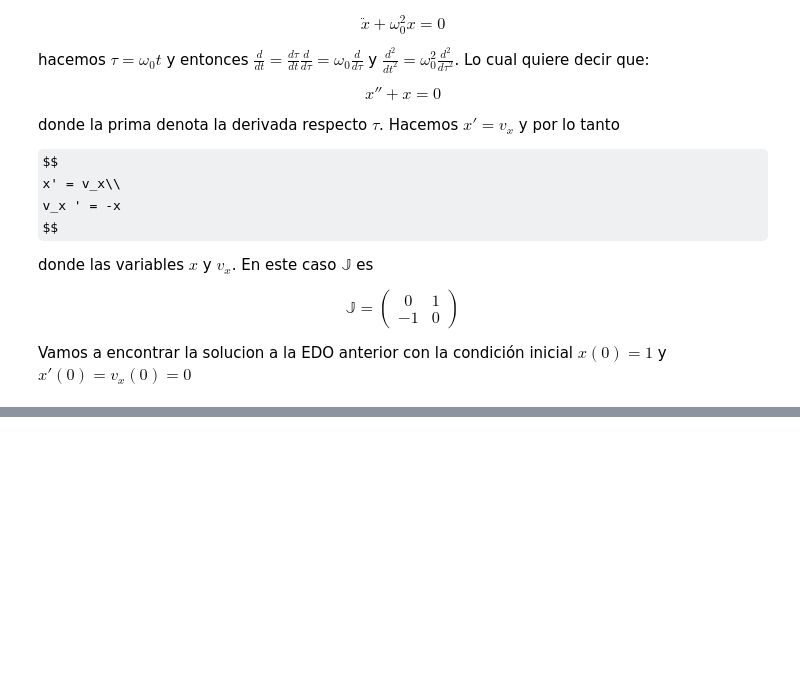
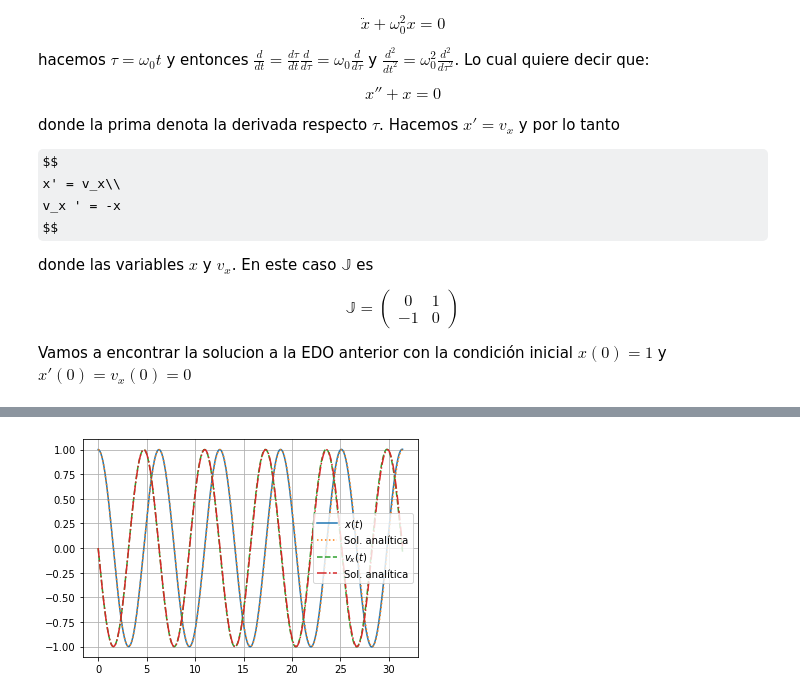
Before and after one commit to richmf/FisComp26-2, a Jupyter notebook: EDO 1.ipynb, the cells around one changed output, grey strips where cells are left out. Saved outputs shown, nothing was run; the diff lists cells and outputs as text; code cells hidden in the pictures; some formulas as TeX source; blank space fills up the shorter version.

```diff
--- a/EDO 1.ipynb
+++ b/EDO 1.ipynb
@@ -58,0 +91,24 @@ plt.show()
+# %%
+def Euler_mejorado(g,x0,t,Jac):
+    h = t[1]-t[0]
+    sol = np.zeros( (len(x0),len(t)) )
+    sol[:,0] = x0
+    for i in range(len(t)-1):
+        sol[:,i+1] = sol[:,i] + h*g(sol[:,i],t[i])
+        sol[:,i+1] += 0.5*np.dot(Jac(sol[:,i],t[i]),g(sol[:,i],t[i]))*h**2
+    return sol
+# %%
+def J_osc(x_vx,t):
+    return np.array([[0,1],[-1,0]])
+# %%
+x_ini = np.array([1,0])
+t = np.arange(0,10*np.pi,0.1)
+sol = Euler_mejorado(osc,x_ini,t,J_osc)
+plt.plot(t,sol[0,:],label=r'$x(t)$')
+plt.plot(t,np.cos(t),':',label=r'Sol. analítica') # Solucion analitica de x
+plt.plot(t,sol[1,:],'--',label=r'$v_x(t)$')
+plt.plot(t,-np.sin(t),'-.',label=r'Sol. analítica') # Solucion analitica de v_x
+plt.grid(),plt.legend()
+plt.show()
+# %% [output]
+[figure, added]
```
Also changed, not shown: parts of 6 cells of this notebook.
